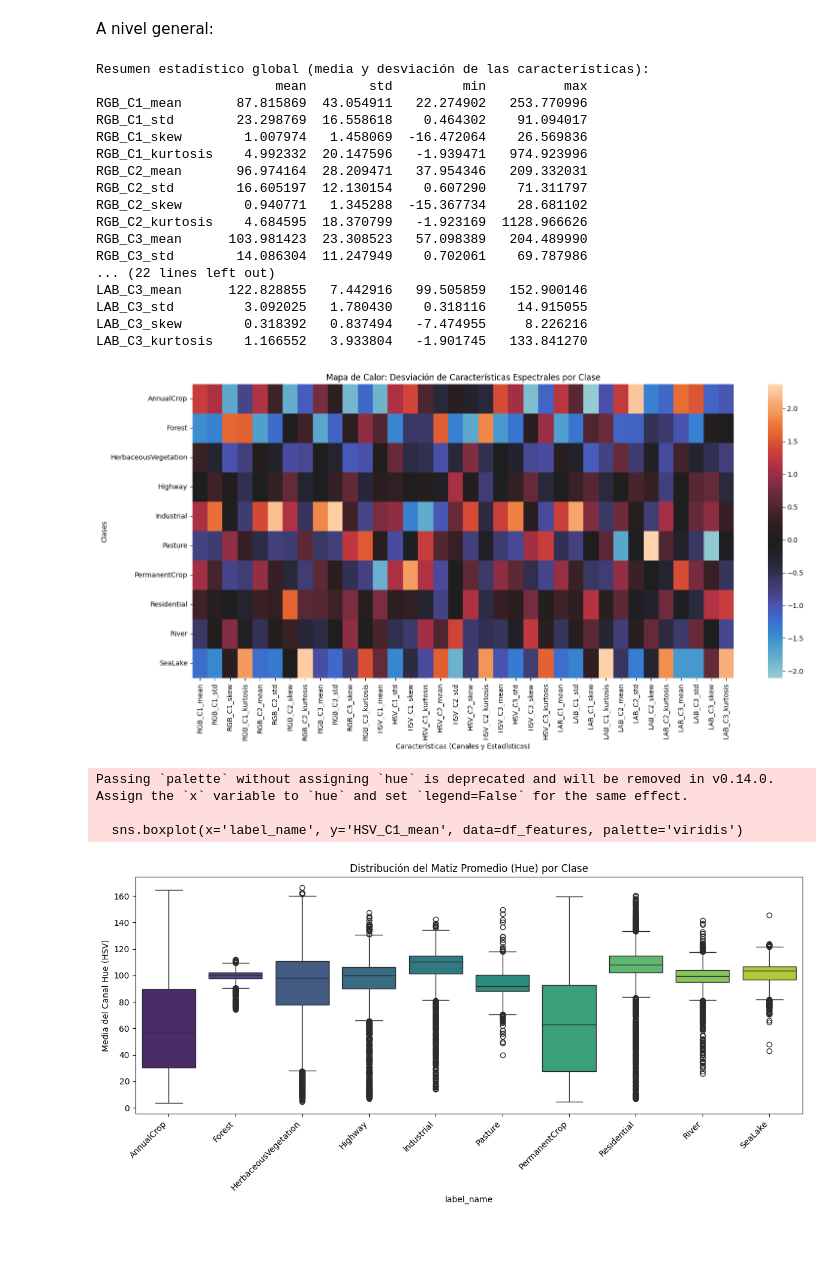
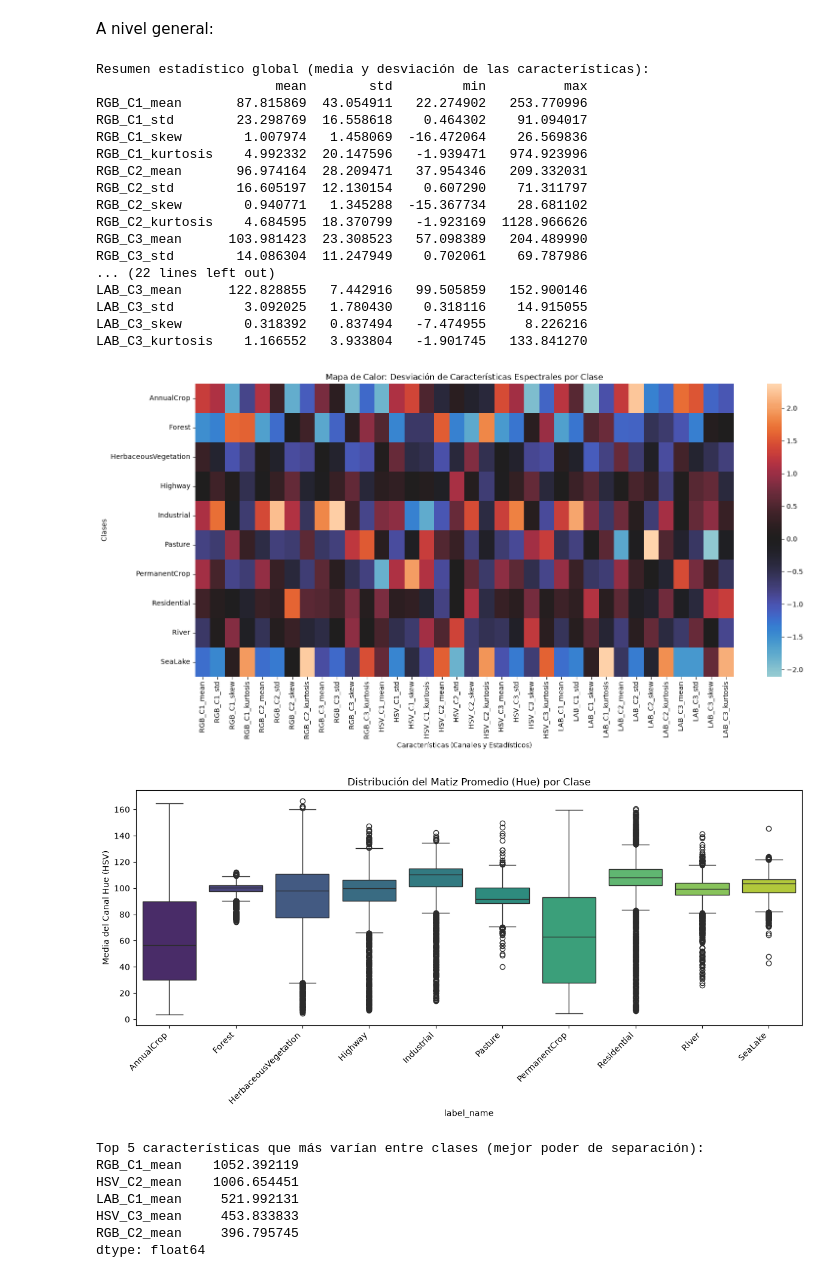
Before and after one commit to anton-p0g/Proyecto-AAPI, a Jupyter notebook: EDA_EUROSAT.ipynb, the cells around one changed output. Saved outputs shown, nothing was run; the diff lists cells and outputs as text; code cells hidden in the pictures; blank space fills up the shorter version.

```diff
--- a/EDA_EUROSAT.ipynb
+++ b/EDA_EUROSAT.ipynb
@@ -204,8 +225,7 @@ def get_channel_stats(channel_data):
         kurtosis(flat_data)
     ]
 
-def extract_features(img_tensor):
-    img_rgb = (img_tensor.permute(1, 2, 0).numpy() * 255).astype(np.uint8)
+def extract_features(img_rgb):
     img_hsv = cv2.cvtColor(img_rgb, cv2.COLOR_RGB2HSV)
     img_lab = cv2.cvtColor(img_rgb, cv2.COLOR_RGB2LAB)
 
@@ -219,8 +239,8 @@ all_features = []
 all_labels = []
 
 print("Extrayendo características espectrales...")
-for img, label in tqdm(dataset):
-    feats = extract_features(img)
+for image_path, label in tqdm(samples):
+    feats = extract_features(load_image(image_path))
     all_features.append(feats)
     all_labels.append(label)
 
@@ -232,11 +252,13 @@ for space in ['RGB', 'HSV', 'LAB']:
 
 df_features = pd.DataFrame(all_features, columns=col_names)
 df_features['label_idx'] = all_labels
-df_features['label_name'] = df_features['label_idx'].apply(lambda x: dataset.classes[x])
+df_features['label_name'] = df_features['label_idx'].apply(lambda x: class_names[x])
 
 print(f"\nExtracción completada. Dimensiones del DataFrame: {df_features.shape}")
-# Guardar el resultado para no tener que recalcularlo cada vez
-df_features.to_csv("eurosat_spectral_features.csv", index=False)
+
+FEATURES_PATH.parent.mkdir(parents=True, exist_ok=True)
+df_features.to_csv(FEATURES_PATH, index=False)
+print(f"Características guardadas en: {FEATURES_PATH}")
 # %% [output]
 Extrayendo características espectrales...
 Extracción completada. Dimensiones del DataFrame: (27000, 38)
@@ -263,38 +286,43 @@ plt.show()
 # Boxplot para ver la varianza interna vs externa
 # Comparamos el Matiz (Hue - HSV_C1_mean) entre las distintas clases
 plt.figure(figsize=(12, 6))
-sns.boxplot(x='label_name', y='HSV_C1_mean', data=df_features, palette='viridis')
+sns.boxplot(x='label_name', y='HSV_C1_mean', hue='label_name',
+            data=df_features, palette='viridis', legend=False)
 plt.title("Distribución del Matiz Promedio (Hue) por Clase")
 plt.xticks(rotation=45, ha='right')
 plt.ylabel("Media del Canal Hue (HSV)")
 plt.tight_layout()
 plt.show()
 
 # Buscar características con mayor poder discriminativo
 # Calculamos la varianza de los promedios entre clases para cada característica
 variance_between_classes = class_centroids.var().sort_values(ascending=False)
 print("\nTop 5 características que más varían entre clases (mejor poder de separación):")
 print(variance_between_classes.head(5))
 # %% [output]
 Resumen estadístico global (media y desviación de las características):
                        mean        std         min          max
 RGB_C1_mean       87.815869  43.054911   22.274902   253.770996
 RGB_C1_std        23.298769  16.558618    0.464302    91.094017
 RGB_C1_skew        1.007974   1.458069  -16.472064    26.569836
 RGB_C1_kurtosis    4.992332  20.147596   -1.939471   974.923996
 RGB_C2_mean       96.974164  28.209471   37.954346   209.332031
 RGB_C2_std        16.605197  12.130154    0.607290    71.311797
 RGB_C2_skew        0.940771   1.345288  -15.367734    28.681102
 RGB_C2_kurtosis    4.684595  18.370799   -1.923169  1128.966626
 RGB_C3_mean      103.981423  23.308523   57.098389   204.489990
 RGB_C3_std        14.086304  11.247949    0.702061    69.787986
 ... (22 lines left out)
 LAB_C3_mean      122.828855   7.442916   99.505859   152.900146
 LAB_C3_std         3.092025   1.780430    0.318116    14.915055
 LAB_C3_skew        0.318392   0.837494   -7.474955     8.226216
 LAB_C3_kurtosis    1.166552   3.933804   -1.901745   133.841270
 [figure]
+[figure]
-Passing `palette` without assigning `hue` is deprecated and will be removed in v0.14.0. Assign the `x` variable to `hue` and set `legend=False` for the same effect.
-
-  sns.boxplot(x='label_name', y='HSV_C1_mean', data=df_features, palette='viridis')
+Top 5 características que más varían entre clases (mejor poder de separación):
+RGB_C1_mean    1052.392119
+HSV_C2_mean    1006.654451
+LAB_C1_mean     521.992131
+HSV_C3_mean     453.833833
+RGB_C2_mean     396.795745
+dtype: float64
-[figure]
```
Also changed, not shown: parts of 9 cells of this notebook, 5 other files.
